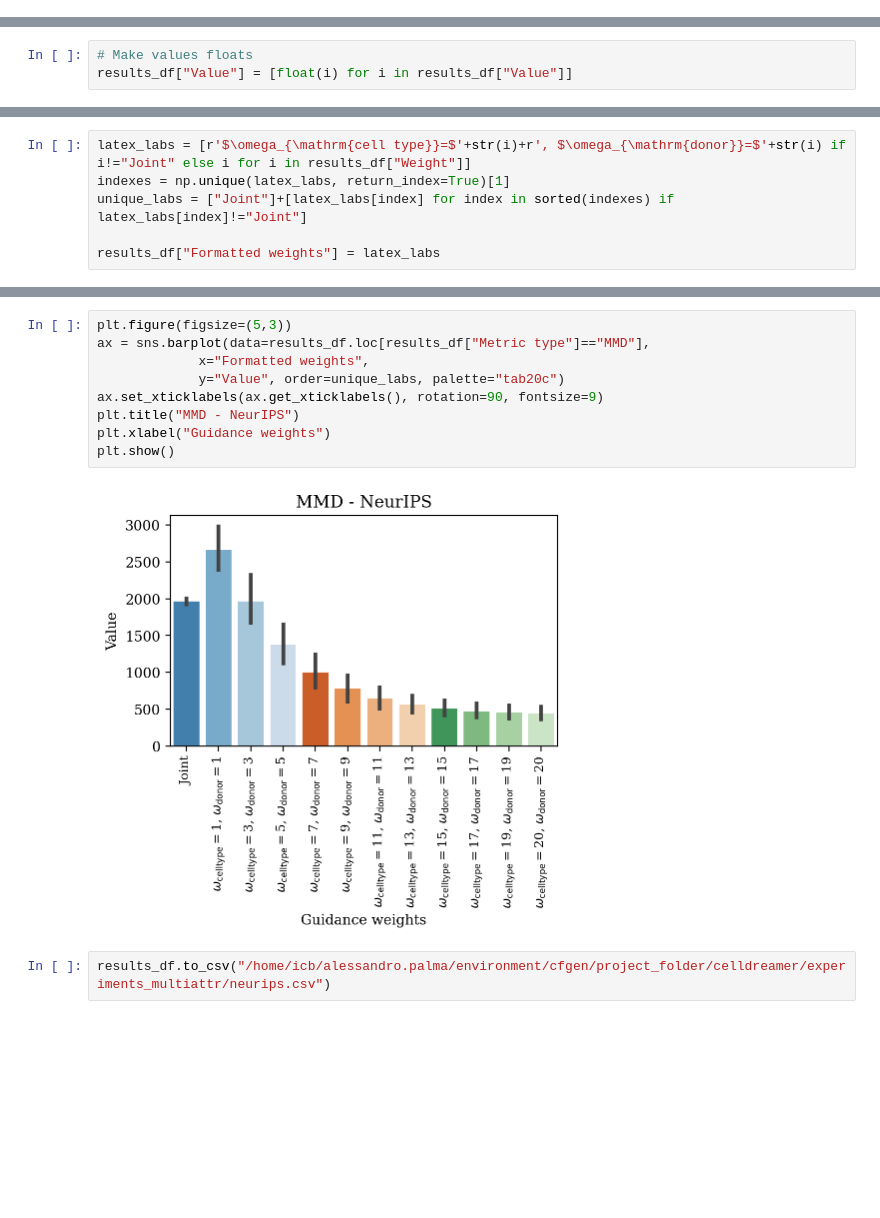
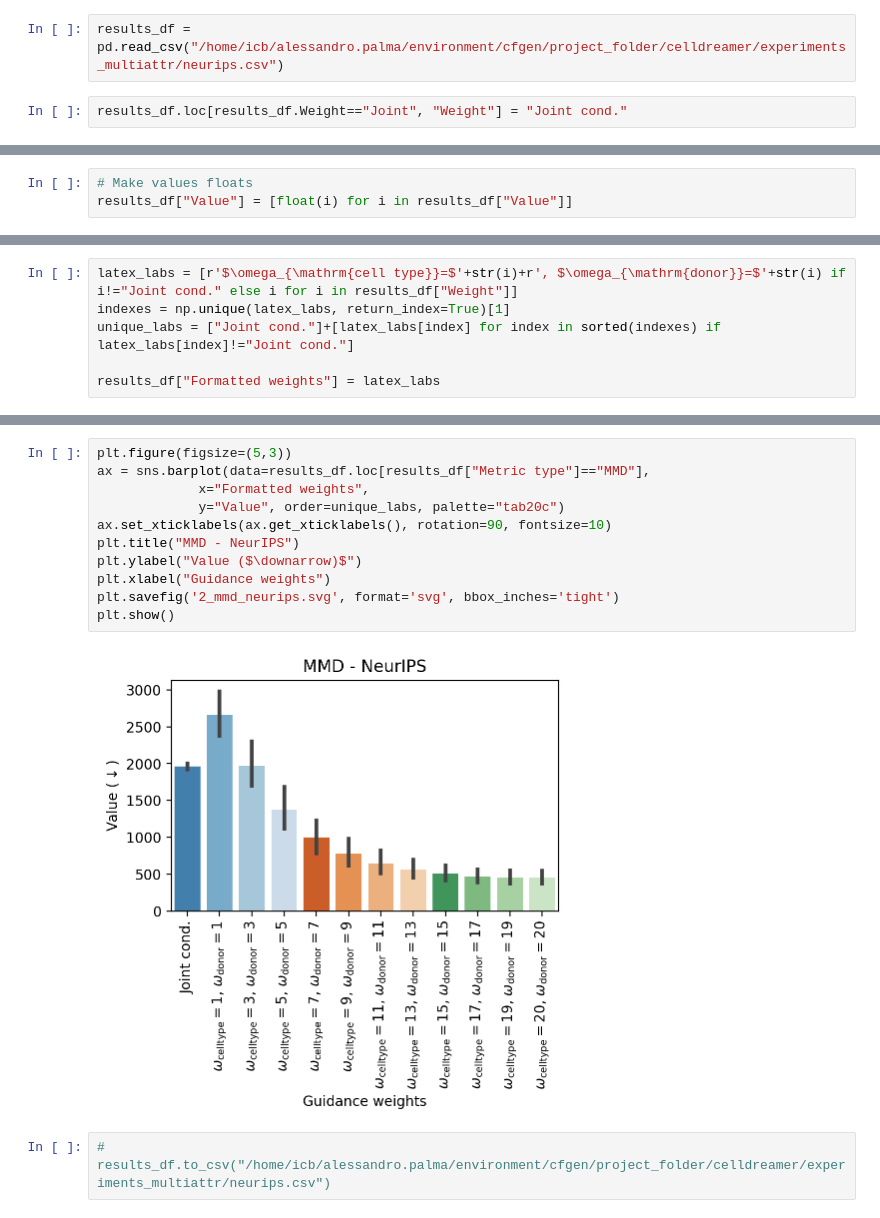
Before and after one commit to theislab/CFGen, a Jupyter notebook: notebooks/experiments/multi_label /score_comparisons/test_generation_neurips_autoencoder_donor_guided.ipynb, the cells around one changed output, grey strips where cells are left out. Drawn from its saved outputs; the diff is of its cells as text; blank space fills up the shorter version.

Commit message:
Refine guidance performance plots

```diff
--- a/notebooks/experiments/multi_label /score_comparisons/test_generation_neurips_autoencoder_donor_guided.ipynb
+++ b/notebooks/experiments/multi_label /score_comparisons/test_generation_neurips_autoencoder_donor_guided.ipynb
@@ -319,6 +319,10 @@ results_df.groupby(["Metric type", "Weight"]).mean()
 |  | 19 | 455.896697 |
 |  | 20 | 447.744575 |
 |  | Joint | 1962.852987 |
+# %%
+results_df = pd.read_csv("/home/icb/alessandro.palma/environment/cfgen/project_folder/celldreamer/experiments_multiattr/neurips.csv")
+# %%
+results_df.loc[results_df.Weight=="Joint", "Weight"] = "Joint cond."
 # %% [markdown]
 # Make plots
 # %%
@@ -332,7 +336,7 @@ unique_numbers = [i for i in results_df["Weight"] if i!="Joint"]
 # %%
-latex_labs = [r'$\omega_{\mathrm{cell type}}=$'+str(i)+r', $\omega_{\mathrm{donor}}=$'+str(i) if i!="Joint" else i for i in results_df["Weight"]]
+latex_labs = [r'$\omega_{\mathrm{cell type}}=$'+str(i)+r', $\omega_{\mathrm{donor}}=$'+str(i) if i!="Joint cond." else i for i in results_df["Weight"]]
 indexes = np.unique(latex_labs, return_index=True)[1]
-unique_labs = ["Joint"]+[latex_labs[index] for index in sorted(indexes) if latex_labs[index]!="Joint"]
+unique_labs = ["Joint cond."]+[latex_labs[index] for index in sorted(indexes) if latex_labs[index]!="Joint cond."]
 
 results_df["Formatted weights"] = latex_labs
 # %%
@@ -349,13 +355,15 @@ plt.show()
 # %%
 plt.figure(figsize=(5,3))
 ax = sns.barplot(data=results_df.loc[results_df["Metric type"]=="MMD"],
              x="Formatted weights",
              y="Value", order=unique_labs, palette="tab20c")
-ax.set_xticklabels(ax.get_xticklabels(), rotation=90, fontsize=9)
+ax.set_xticklabels(ax.get_xticklabels(), rotation=90, fontsize=10)
 plt.title("MMD - NeurIPS")
+plt.ylabel("Value ($\downarrow)$")
 plt.xlabel("Guidance weights")
+plt.savefig('2_mmd_neurips.svg', format='svg', bbox_inches='tight')
 plt.show()
 # %% [output]
-[figure, old version]
+[figure, new version]
 # %%
-results_df.to_csv("/home/icb/alessandro.palma/environment/cfgen/project_folder/celldreamer/experiments_multiattr/neurips.csv")
+# results_df.to_csv("/home/icb/alessandro.palma/environment/cfgen/project_folder/celldreamer/experiments_multiattr/neurips.csv")
```
Also changed, not shown: parts of 3 cells of this notebook, 6 other files.
